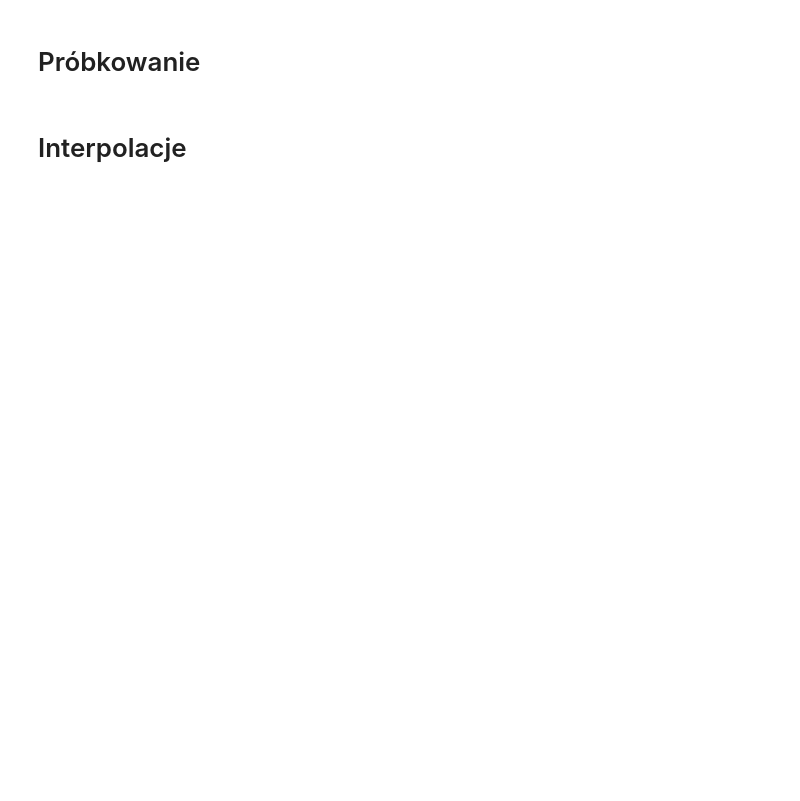
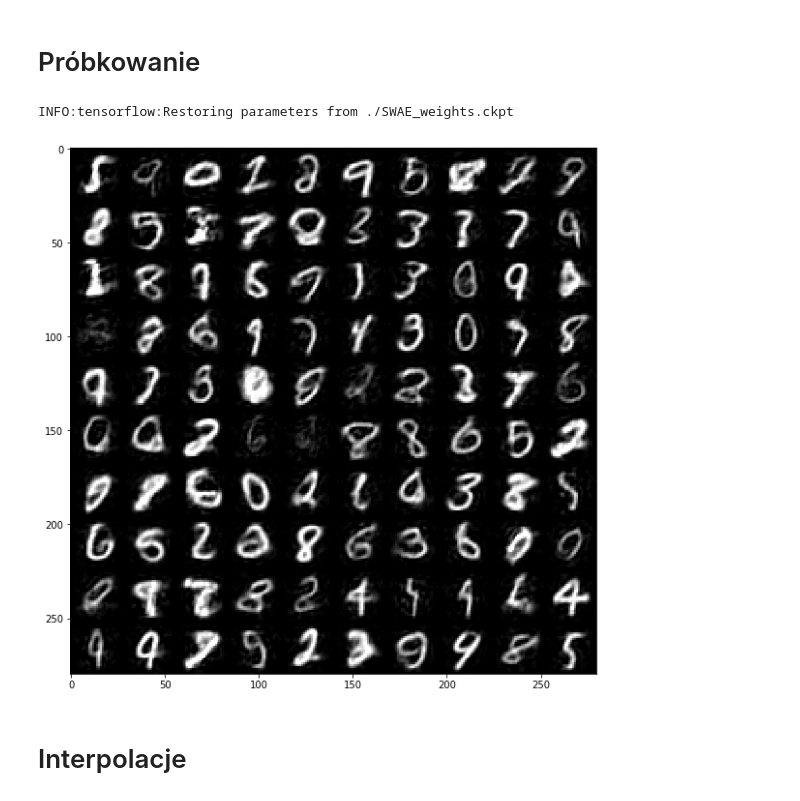
Before and after one commit to przem85/CWAE_introduction, a Jupyter notebook: D05_Z03_R_dataset.ipynb, the cells around one changed output. Drawn from its saved outputs; the diff is of its cells as text; code cells hidden in the pictures; blank space fills up the shorter version.

```diff
--- a/D05_Z03_R_dataset.ipynb
+++ b/D05_Z03_R_dataset.ipynb
@@ -1636,6 +1642,7 @@ with tf.Session() as sess:
 n_test_digits = 50
 
 with tf.Session() as sess:
+    sess.run(iterator.initializer, feed_dict = {X: validation_images})
     saver.restore(sess, "./SWAE_weights.ckpt")
-    X_test = mnist.train.images[:n_test_digits]
-    outputs_val = outputs.eval(feed_dict={X: X_test})
+    X_test = validation_images[:n_test_digits]
+    outputs_val = outputs.eval(feed_dict={data_X: X_test})
@@ -1664,29 +1675,33 @@ plt.show()
 # Próbkowanie
 # %%
 with tf.Session() as sess:
-    saver.restore(sess, "SWAE_weights.ckpt")
+    sess.run(iterator.initializer, feed_dict = {X: validation_images})
+    saver.restore(sess, "./SWAE_weights.ckpt")
     nx = ny = 10
 
     x_values = np.linspace(-2, 2, nx)
     y_values = np.linspace(-2, 2, ny)
 
     canvas = np.empty((28*ny, 28*nx))
     for i, yi in enumerate(x_values):
         for j, xi in enumerate(y_values):
 
             mu, sigma = 0, 1
             tmp = np.random.normal(mu, sigma, z_dim)
             zz = np.array([tmp])
 
             yy= sess.run([outputs], { z_mean: zz })
 
             canvas[(nx-i-1)*28:(nx-i)*28, j*28:(j+1)*28] = yy[0].reshape(28, 28)
 
     plt.figure(figsize=(10, 10))
     plt.axes().set_aspect('equal')
     plt.imshow(np.clip(canvas,0,1), origin="upper", cmap=plt.cm.gray)
 #     plt.tight_layout(pad=0)
     plt.show()
+# %% [output]
+INFO:tensorflow:Restoring parameters from ./SWAE_weights.ckpt
+[figure, added]
 # %% [markdown]
 # Interpolacje
 # %%
```
Also changed, not shown: parts of 6 cells of this notebook.
